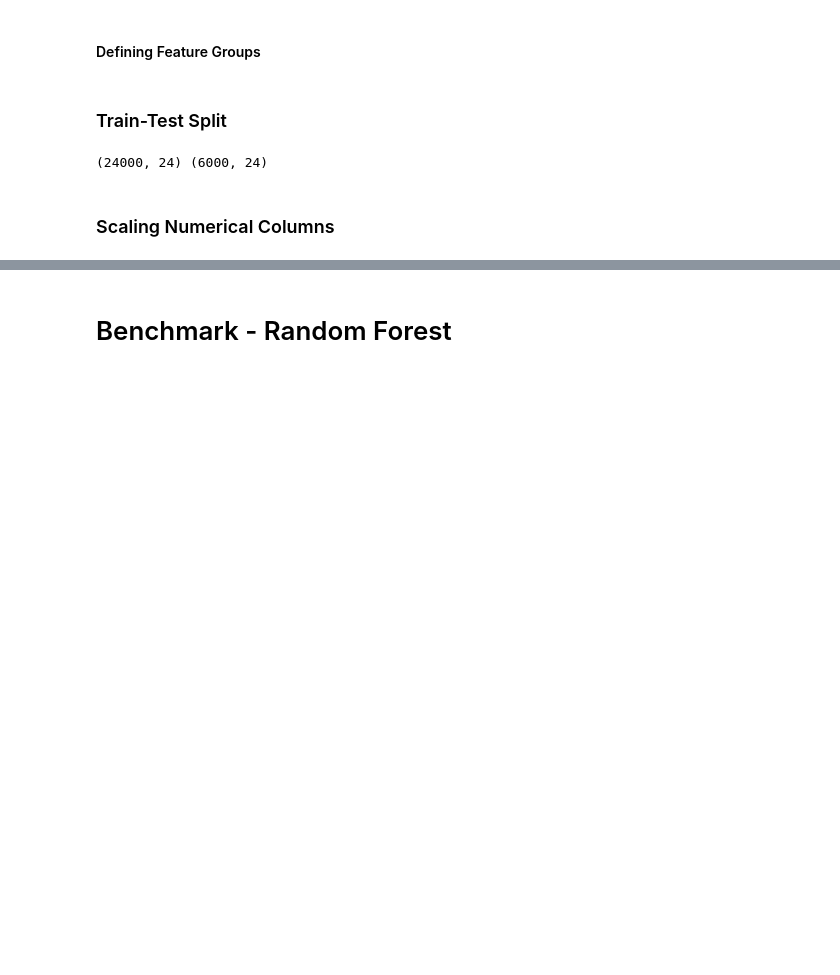
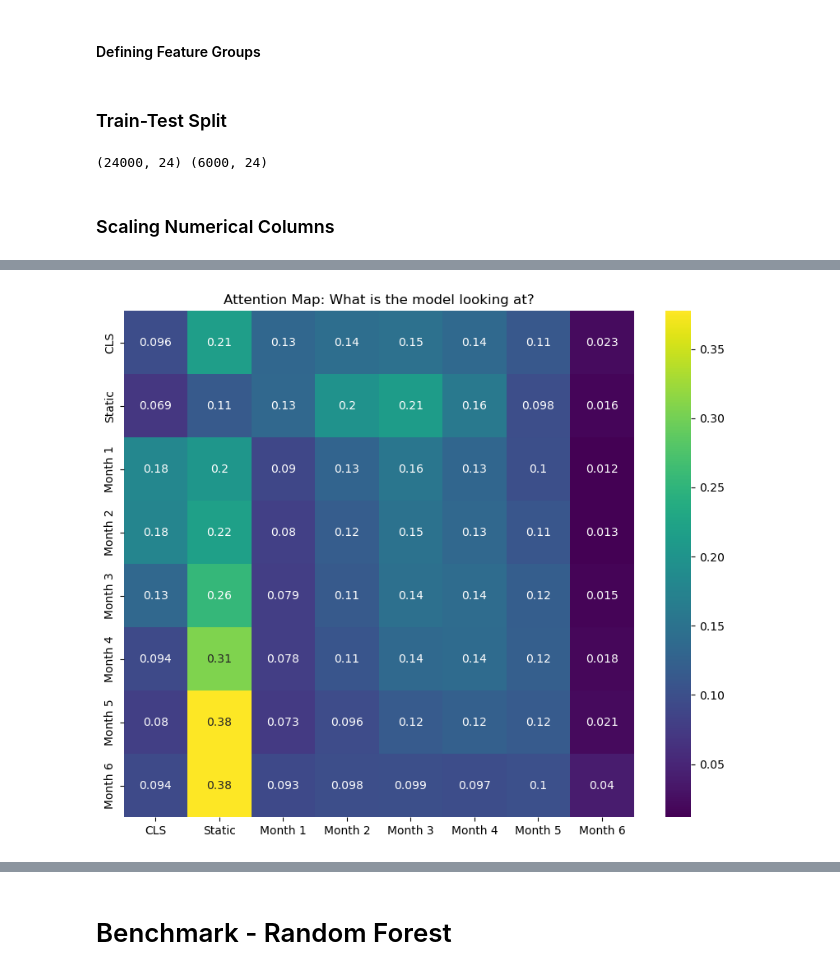
Before and after one commit to Showgath/credit-default-prediction-transformer, a Jupyter notebook: IFTE0002 - Group Project.ipynb, the cells around one changed output, grey strips where cells are left out. Saved outputs shown, nothing was run; the diff lists cells and outputs as text; code cells hidden in the pictures; blank space fills up the shorter version.

```diff
--- a/IFTE0002 - Group Project.ipynb
+++ b/IFTE0002 - Group Project.ipynb
@@ -414,0 +551,23 @@ optimizer = torch.optim.Adam(model.parameters(), lr=1e-3)
+# %%
+batch = next(iter(test_loader))
+inputs_dict, _ = batch
+device = grid.best_estimator_.device
+
+s_num = inputs_dict['static_num'].to(device)
+s_cat = inputs_dict['static_cat'].to(device)
+m_num = inputs_dict['monthly_num'].to(device)
+m_pay = inputs_dict['monthly_pay'].to(device)
+
+attn_weights = grid.best_estimator_.module_.get_attention_maps(s_num, s_cat, m_num, m_pay)
+
+heatmap_data = attn_weights[0][0, 0].detach().cpu().numpy()
+
+labels = ['CLS', 'Static'] + [f'Month {i}' for i in range(1, 7)]
+
+plt.figure(figsize=(10, 8))
+sns.heatmap(heatmap_data, annot=True, xticklabels=labels, yticklabels=labels, cmap='viridis')
+plt.title('Attention Map: What is the model looking at?')
+plt.savefig("output/SLM_attention.png", bbox_inches='tight')
+plt.show()
+# %% [output]
+[figure, added]
```
Also changed, not shown: parts of 48 cells of this notebook, 11 other files.
